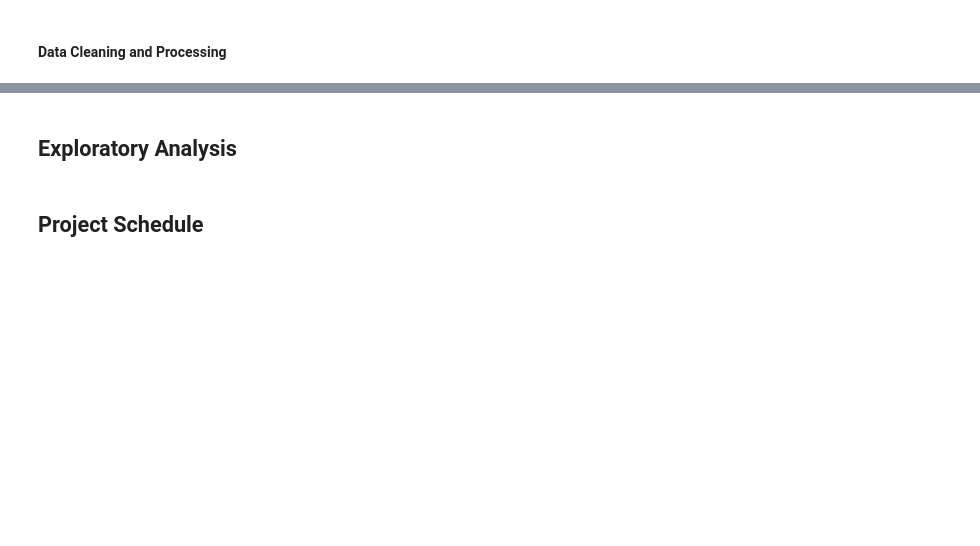
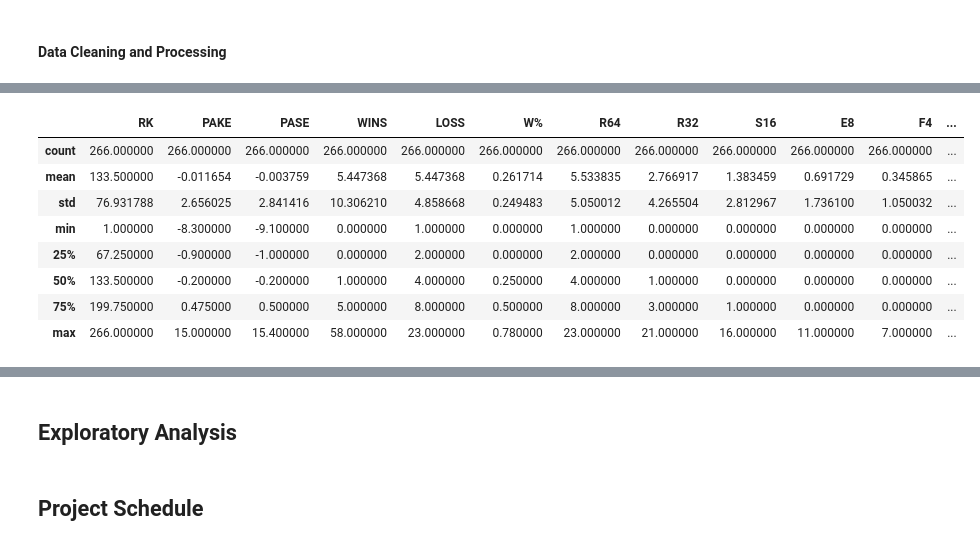
Before and after one commit to sydneysmith4/COMP-5360-Final-Project, a Jupyter notebook: Jupyter Notebooks/Final Project - First Milestone.ipynb, the cells around one changed output, grey strips where cells are left out. Saved outputs shown, nothing was run; the diff lists cells and outputs as text; code cells hidden in the pictures; blank space fills up the shorter version.

```diff
--- a/Jupyter Notebooks/Final Project - First Milestone.ipynb
+++ b/Jupyter Notebooks/Final Project - First Milestone.ipynb
@@ -265,0 +334,12 @@ player_stats24.describe()
+# %%
+tourney_stats_2023.describe()
+# %% [output]
+|  | RK | PAKE | PASE | WINS | LOSS | W% | R64 | R32 | S16 | E8 | F4 | ... |
+| count | 266.000000 | 266.000000 | 266.000000 | 266.000000 | 266.000000 | 266.000000 | 266.000000 | 266.000000 | 266.000000 | 266.000000 | 266.000000 | ... |
+| mean | 133.500000 | -0.011654 | -0.003759 | 5.447368 | 5.447368 | 0.261714 | 5.533835 | 2.766917 | 1.383459 | 0.691729 | 0.345865 | ... |
+| std | 76.931788 | 2.656025 | 2.841416 | 10.306210 | 4.858668 | 0.249483 | 5.050012 | 4.265504 | 2.812967 | 1.736100 | 1.050032 | ... |
+| min | 1.000000 | -8.300000 | -9.100000 | 0.000000 | 1.000000 | 0.000000 | 1.000000 | 0.000000 | 0.000000 | 0.000000 | 0.000000 | ... |
+| 25% | 67.250000 | -0.900000 | -1.000000 | 0.000000 | 2.000000 | 0.000000 | 2.000000 | 0.000000 | 0.000000 | 0.000000 | 0.000000 | ... |
+| 50% | 133.500000 | -0.200000 | -0.200000 | 1.000000 | 4.000000 | 0.250000 | 4.000000 | 1.000000 | 0.000000 | 0.000000 | 0.000000 | ... |
+| 75% | 199.750000 | 0.475000 | 0.500000 | 5.000000 | 8.000000 | 0.500000 | 8.000000 | 3.000000 | 1.000000 | 0.000000 | 0.000000 | ... |
+| max | 266.000000 | 15.000000 | 15.400000 | 58.000000 | 23.000000 | 0.780000 | 23.000000 | 21.000000 | 16.000000 | 11.000000 | 7.000000 | ... |
```
Also changed, not shown: parts of 22 cells of this notebook.
